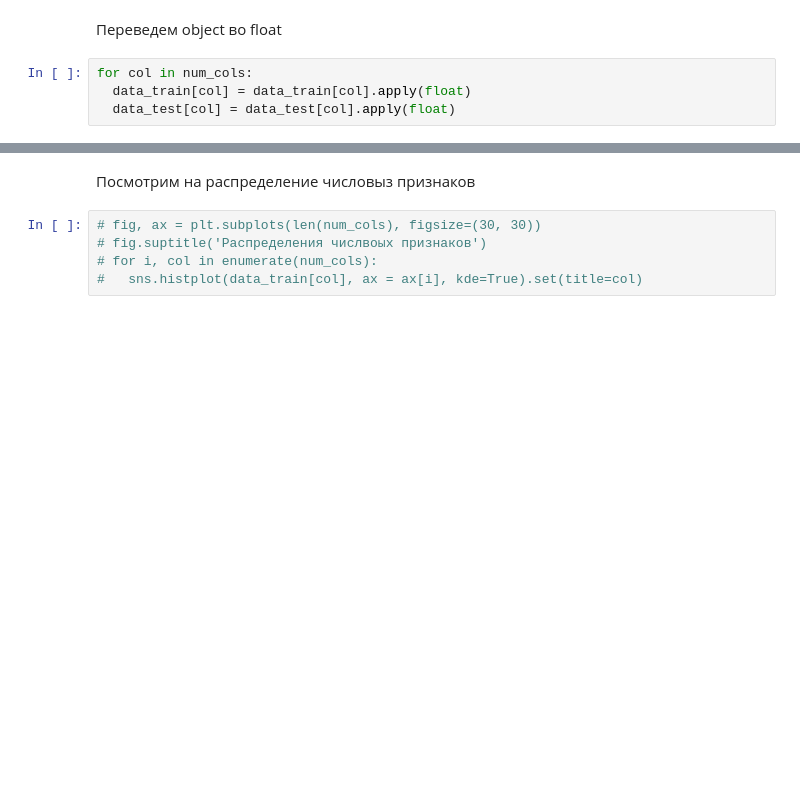
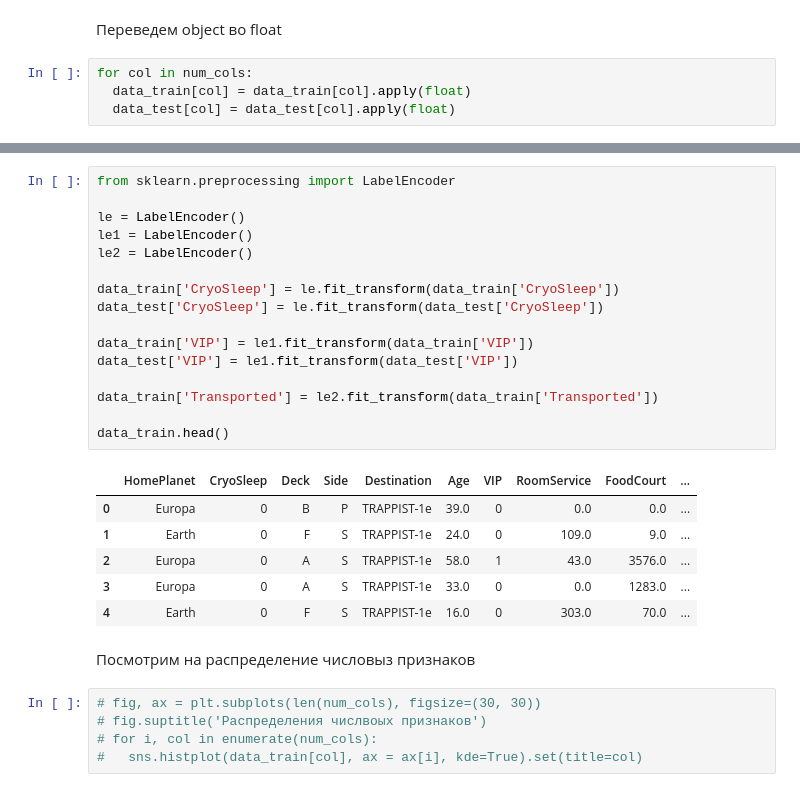
Before and after one commit to 4bur3k/kaggle_notebooks, a Jupyter notebook: spaceship.ipynb, the cells around one changed output, grey strips where cells are left out. Saved outputs shown, nothing was run; the diff lists cells and outputs as text; blank space fills up the shorter version.

```diff
--- a/spaceship.ipynb
+++ b/spaceship.ipynb
@@ -240,3 +261,26 @@ data_train.head()
+# %%
+from sklearn.preprocessing import LabelEncoder
+
+le = LabelEncoder()
+le1 = LabelEncoder()
+le2 = LabelEncoder()
+
+data_train['CryoSleep'] = le.fit_transform(data_train['CryoSleep'])
+data_test['CryoSleep'] = le.fit_transform(data_test['CryoSleep'])
+
+data_train['VIP'] = le1.fit_transform(data_train['VIP'])
+data_test['VIP'] = le1.fit_transform(data_test['VIP'])
+
+data_train['Transported'] = le2.fit_transform(data_train['Transported'])
+
+data_train.head()
+# %% [output]
+|  | HomePlanet | CryoSleep | Deck | Side | Destination | Age | VIP | RoomService | FoodCourt | ... |
+| 0 | Europa | 0 | B | P | TRAPPIST-1e | 39.0 | 0 | 0.0 | 0.0 | ... |
+| 1 | Earth | 0 | F | S | TRAPPIST-1e | 24.0 | 0 | 109.0 | 9.0 | ... |
+| 2 | Europa | 0 | A | S | TRAPPIST-1e | 58.0 | 1 | 43.0 | 3576.0 | ... |
+| 3 | Europa | 0 | A | S | TRAPPIST-1e | 33.0 | 0 | 0.0 | 1283.0 | ... |
+| 4 | Earth | 0 | F | S | TRAPPIST-1e | 16.0 | 0 | 303.0 | 70.0 | ... |
 # %% [markdown]
 Посмотрим на распределение числовыз признаков
 # %%
```
Also changed, not shown: parts of 19 cells of this notebook.
